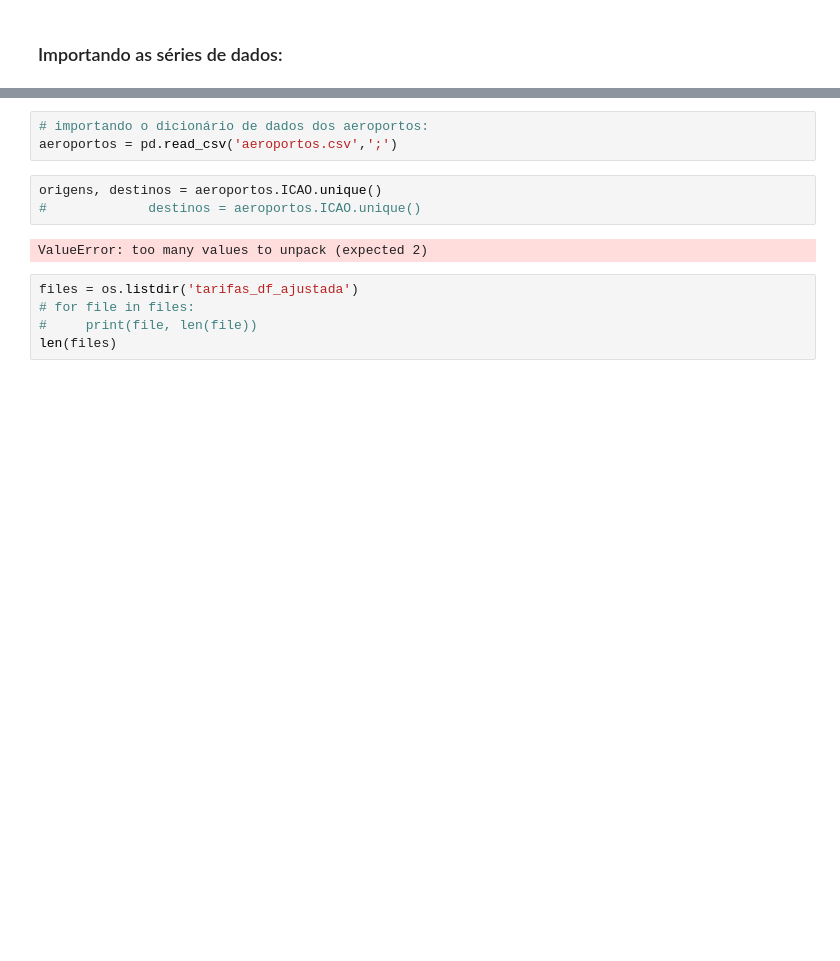
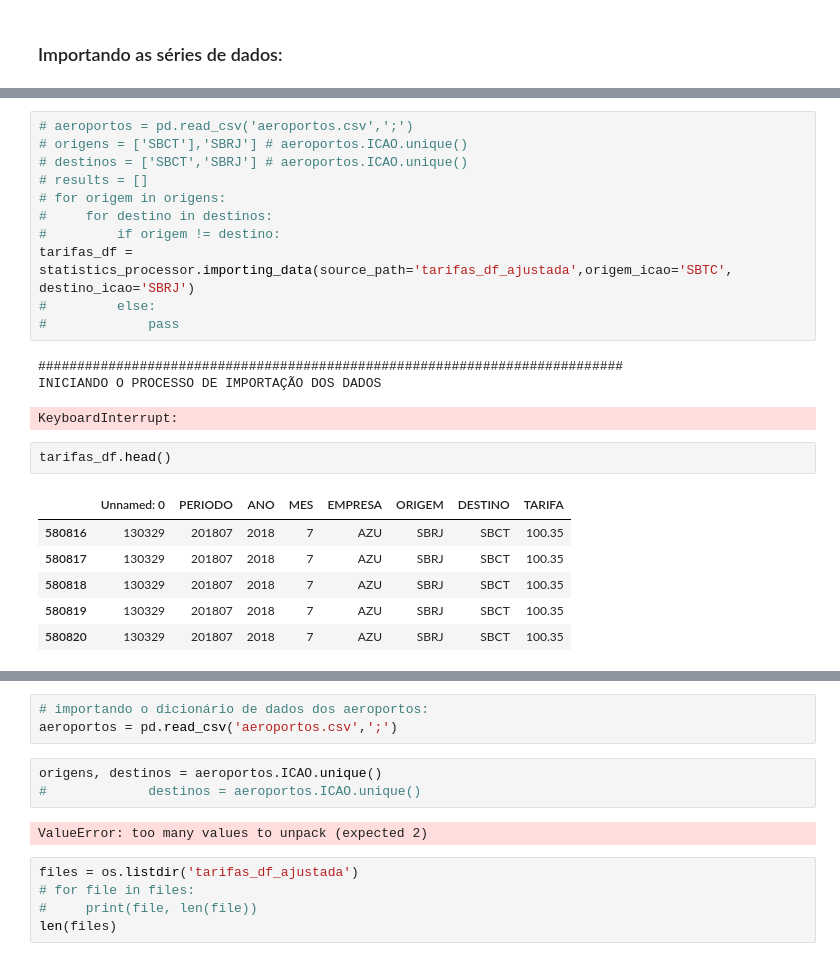
Before and after one commit to fredericohorst/anac-tarifas-aereas, a Jupyter notebook: tarifas_aereas.ipynb, the cells around one changed output, grey strips where cells are left out. Drawn from its saved outputs; the diff is of its cells as text; blank space fills up the shorter version.

```diff
--- a/tarifas_aereas.ipynb
+++ b/tarifas_aereas.ipynb
@@ -28,0 +85,24 @@ import basic_statistics as sts
+# %%
+# aeroportos = pd.read_csv('aeroportos.csv',';')
+# origens = ['SBCT'],'SBRJ'] # aeroportos.ICAO.unique()
+# destinos = ['SBCT','SBRJ'] # aeroportos.ICAO.unique()
+# results = []
+# for origem in origens:
+#     for destino in destinos:
+#         if origem != destino:
+tarifas_df = statistics_processor.importing_data(source_path='tarifas_df_ajustada',origem_icao='SBTC', destino_icao='SBRJ')
+#         else:
+#             pass
+# %% [output]
+###########################################################################
+INICIANDO O PROCESSO DE IMPORTAÇÃO DOS DADOS
+KeyboardInterrupt:
+# %%
+tarifas_df.head()
+# %% [output]
+|  | Unnamed: 0 | PERIODO | ANO | MES | EMPRESA | ORIGEM | DESTINO | TARIFA |
+| 580816 | 130329 | 201807 | 2018 | 7 | AZU | SBRJ | SBCT | 100.35 |
+| 580817 | 130329 | 201807 | 2018 | 7 | AZU | SBRJ | SBCT | 100.35 |
+| 580818 | 130329 | 201807 | 2018 | 7 | AZU | SBRJ | SBCT | 100.35 |
+| 580819 | 130329 | 201807 | 2018 | 7 | AZU | SBRJ | SBCT | 100.35 |
+| 580820 | 130329 | 201807 | 2018 | 7 | AZU | SBRJ | SBCT | 100.35 |
```
Also changed, not shown: parts of 5 cells of this notebook, 2 other files.
